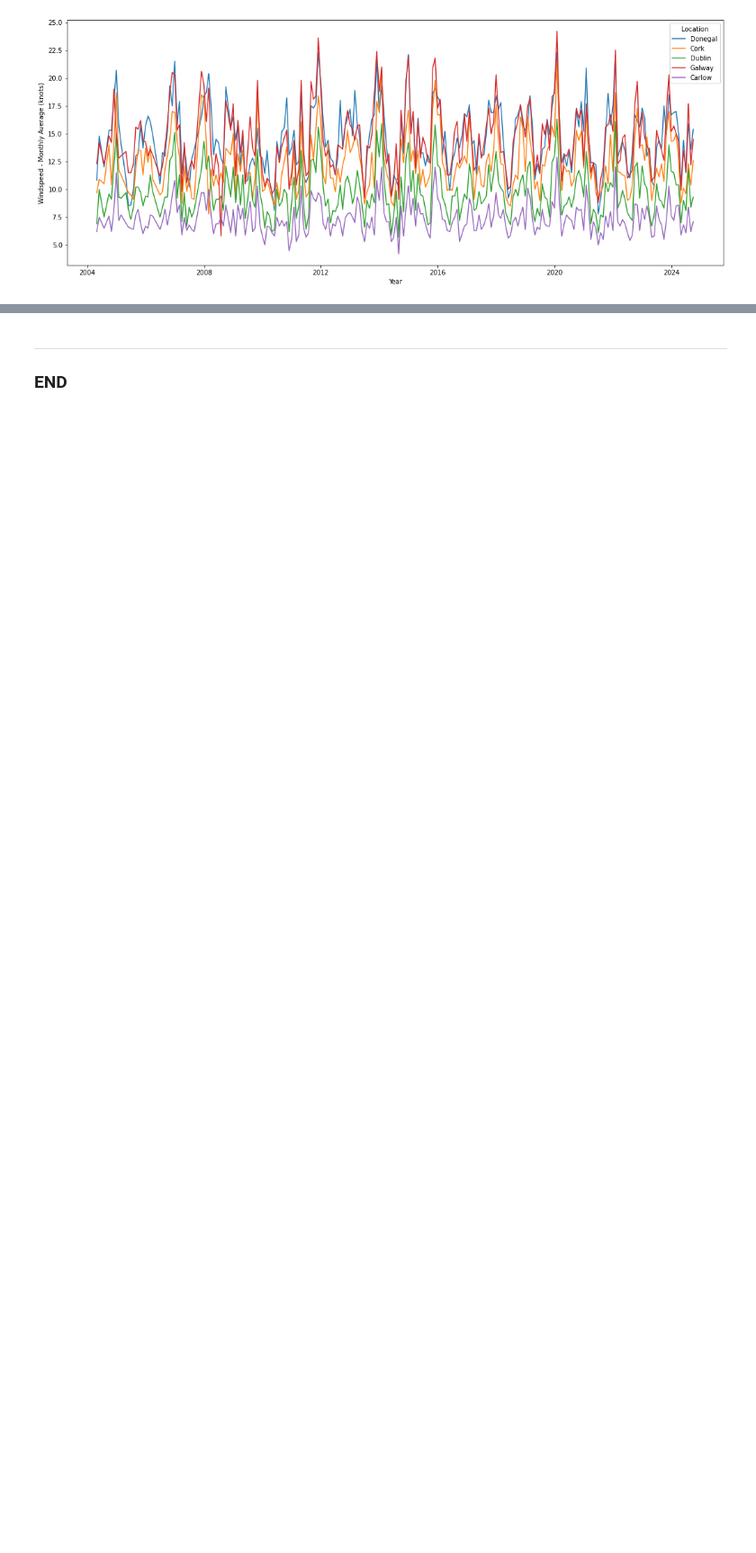
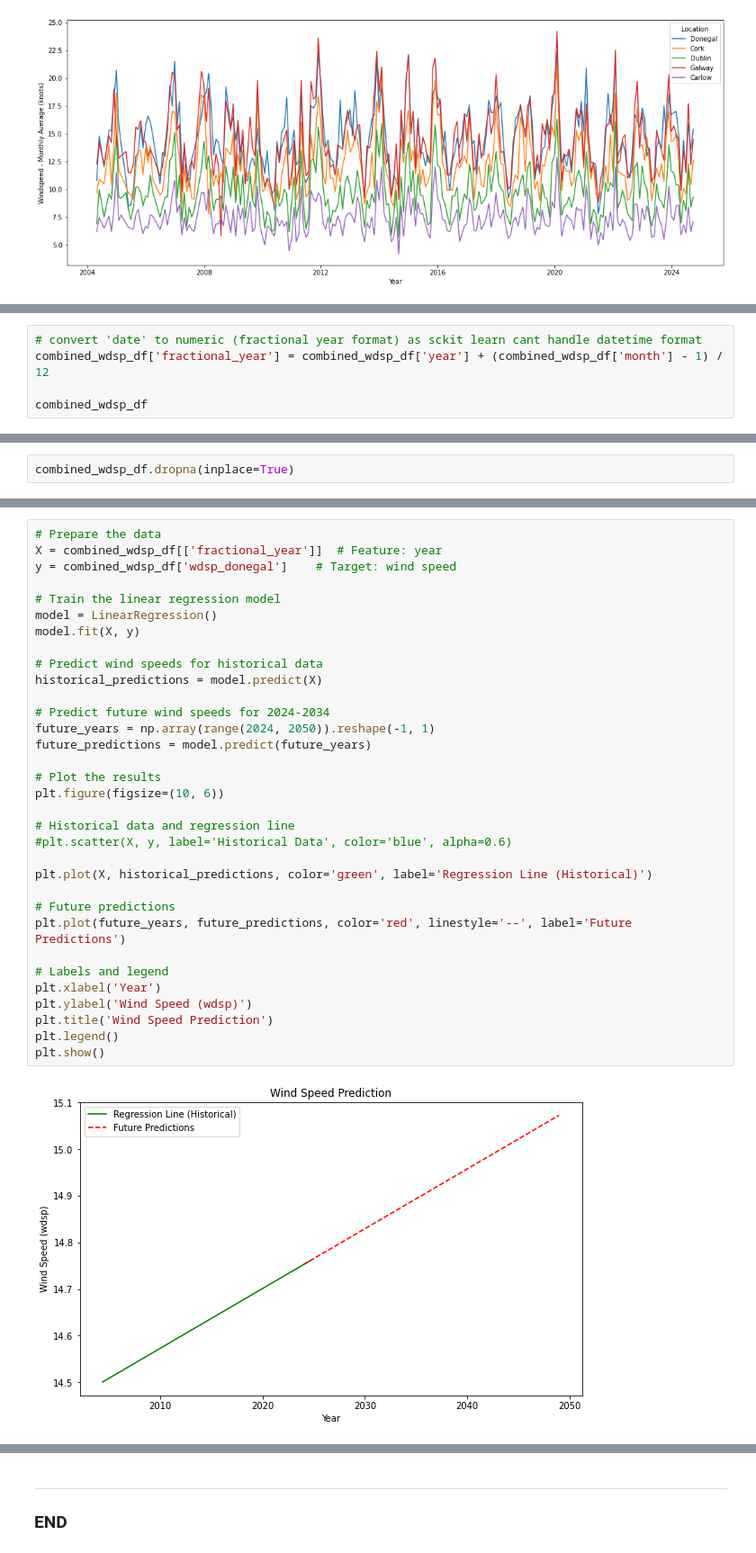
Before and after one commit to holmstead/PFDA, a Jupyter notebook: project/windspeed.ipynb, the cells around one changed output, grey strips where cells are left out. Shown: that part at 90% size. Cells and saved outputs as stored; diff of their text form; blank space fills up the shorter version.

Commit message:
add future prediction plot using scikitlearn

```diff
--- a/project/windspeed.ipynb
+++ b/project/windspeed.ipynb
@@ -209,0 +219,5 @@ plt.tight_layout()
+# %%
+# convert 'date' to numeric (fractional year format) as sckit learn cant handle datetime format
+combined_wdsp_df['fractional_year'] = combined_wdsp_df['year'] + (combined_wdsp_df['month'] - 1) / 12
+
+combined_wdsp_df
@@ -209,0 +251,2 @@ plt.tight_layout()
+# %%
+combined_wdsp_df.dropna(inplace=True)
@@ -209,0 +266,35 @@ plt.tight_layout()
+# %%
+# Prepare the data
+X = combined_wdsp_df[['fractional_year']]  # Feature: year
+y = combined_wdsp_df['wdsp_donegal']    # Target: wind speed
+
+# Train the linear regression model
+model = LinearRegression()
+model.fit(X, y)
+
+# Predict wind speeds for historical data
+historical_predictions = model.predict(X)
+
+# Predict future wind speeds for 2024-2034
+future_years = np.array(range(2024, 2050)).reshape(-1, 1)
+future_predictions = model.predict(future_years)
+
+# Plot the results
+plt.figure(figsize=(10, 6))
+
+# Historical data and regression line
+#plt.scatter(X, y, label='Historical Data', color='blue', alpha=0.6)
+
+plt.plot(X, historical_predictions, color='green', label='Regression Line (Historical)')
+
+# Future predictions
+plt.plot(future_years, future_predictions, color='red', linestyle='--', label='Future Predictions')
+
+# Labels and legend
+plt.xlabel('Year')
+plt.ylabel('Wind Speed (wdsp)')
+plt.title('Wind Speed Prediction')
+plt.legend()
+plt.show()
+# %% [output]
+[figure, added]
```
Also changed, not shown: parts of 12 cells of this notebook.
